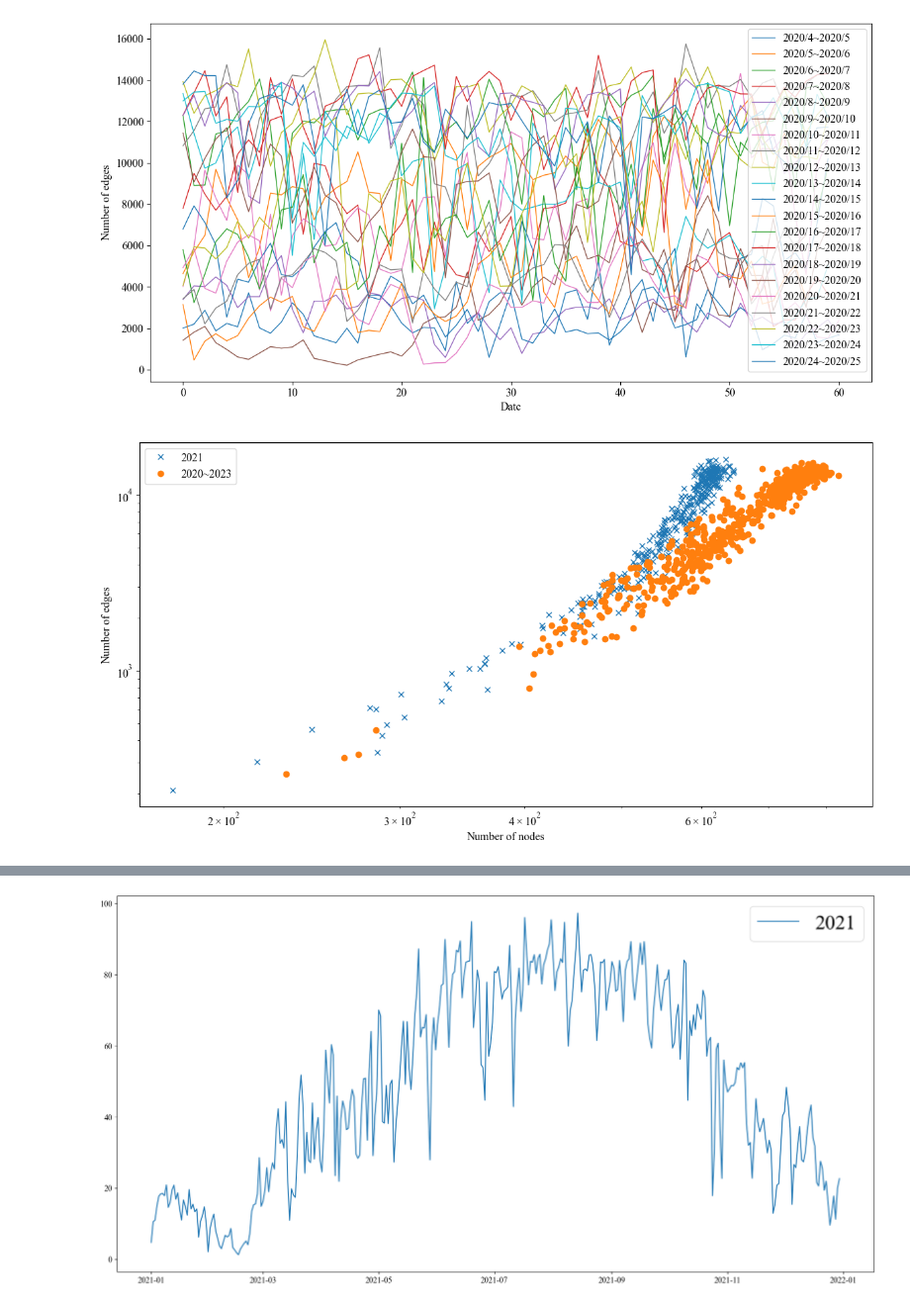
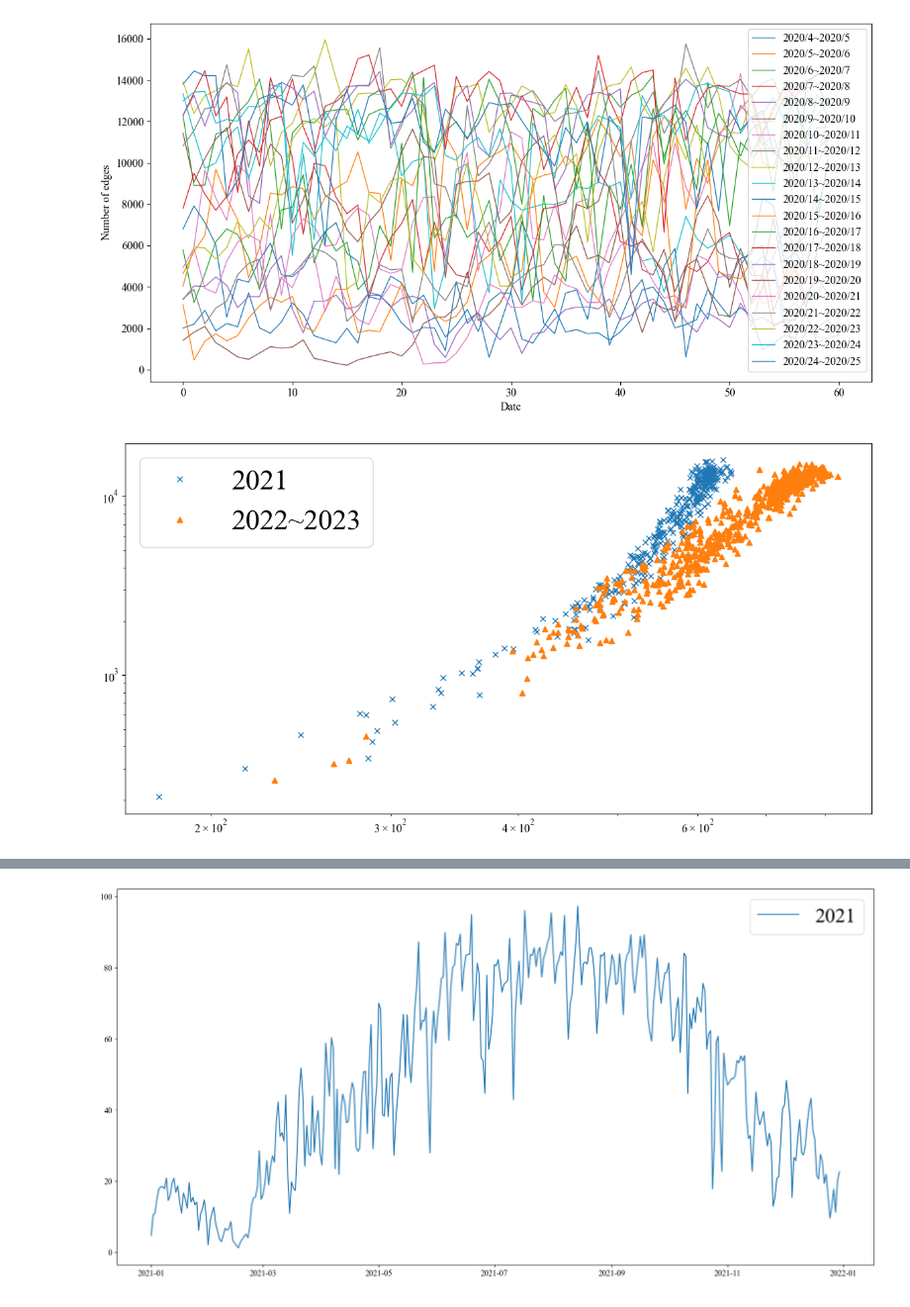
Before and after one commit to yiadka/mobility_scaling, a Jupyter notebook: notebooks/kappa_distribution.ipynb, the cells around one changed output, grey strips where cells are left out. Shown at 99% size. Saved outputs shown, nothing was run; the diff lists cells and outputs as text; code cells hidden in the pictures.

```diff
--- a/notebooks/kappa_distribution.ipynb
+++ b/notebooks/kappa_distribution.ipynb
@@ -814,15 +815,15 @@ node_2022_2023, edge_2022_2023, timestamp_2022_2023 = getNetworkAnalysis(df_2022
 # %%
 plt.figure(figsize=(14, 7))
 plt.rcParams["font.size"] = 12
 plt.rcParams["font.family"] = "Times New Roman"
 
 plt.plot(node_2021, edge_2021, "x", label="2021")
-plt.plot(node_2022_2023, edge_2022_2023, "o", label="2020~2023")
-plt.xlabel("Number of nodes")
-plt.ylabel("Number of edges")
+plt.plot(node_2022_2023, edge_2022_2023, "^", label="2022~2023")
+# plt.xlabel("Number of nodes")
+# plt.ylabel("Number of edges")
 plt.xscale("log")
 plt.yscale("log")
-plt.legend()
+plt.legend(prop={"size": 30},loc='upper left')
 plt.show()
 # %% [output]
-[figure, old version]
+[figure, new version]
```
Also changed, not shown: parts of 11 cells of this notebook, 3 other files.
